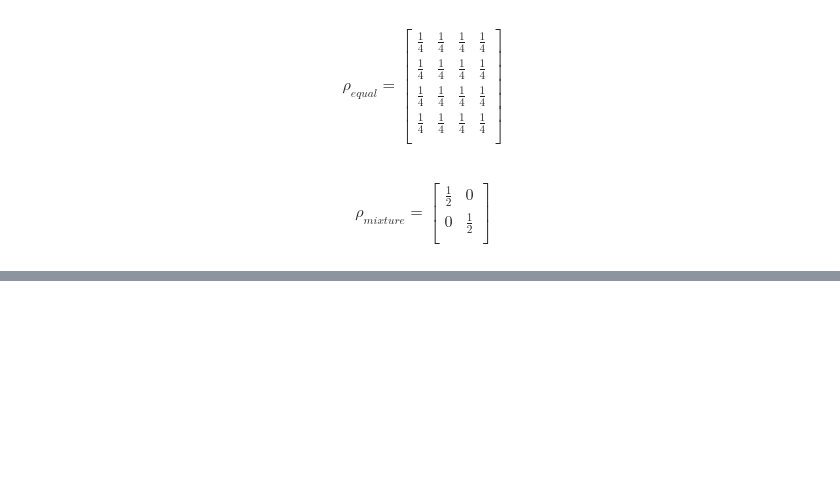
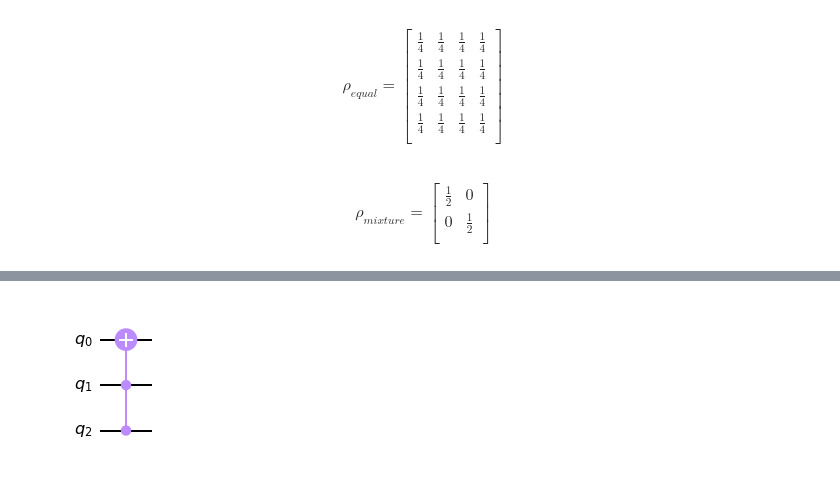
Before and after one commit to petr-ivashkov/qiskit-cert-workbook, a Jupyter notebook: workbook.ipynb, the cells around one changed output, grey strips where cells are left out. Cells and saved outputs as stored; diff of their text form; code cells hidden in the pictures; blank space fills up the shorter version.

```diff
--- a/workbook.ipynb
+++ b/workbook.ipynb
@@ -580,0 +588,7 @@ $$
+# %%
+qr = QuantumRegister(3, name='q')
+qc = QuantumCircuit(qr)
+qc.ccx(control_qubit1=qr[1], control_qubit2=qr[2], target_qubit=qr[0])
+qc.draw('mpl')
+# %% [output]
+[figure, added]
```
Also changed, not shown: parts of 7 cells of this notebook, 1 other file.
